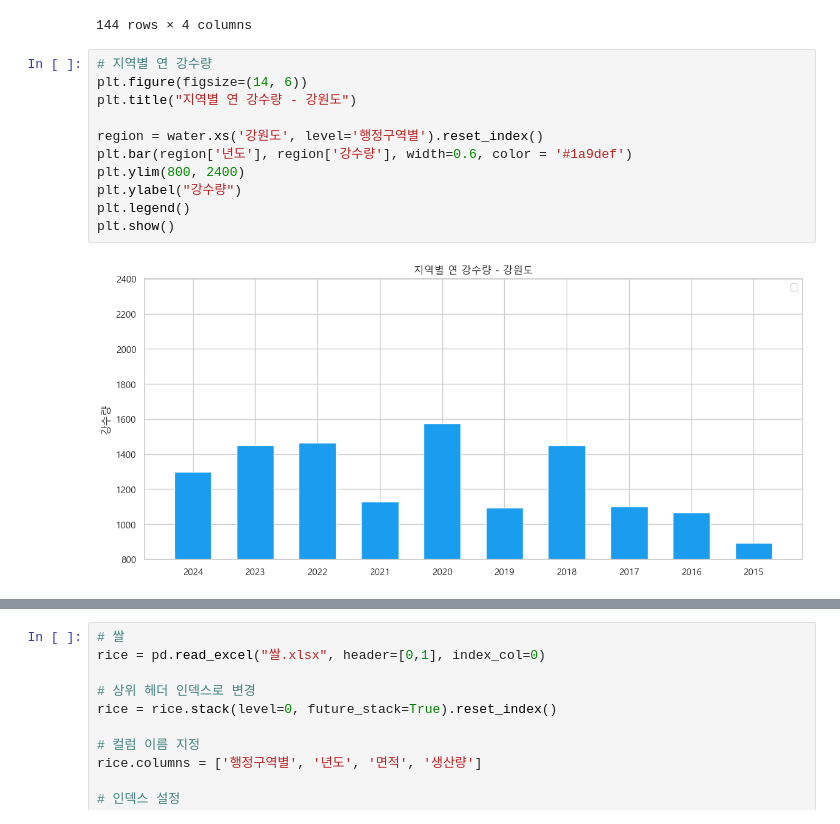
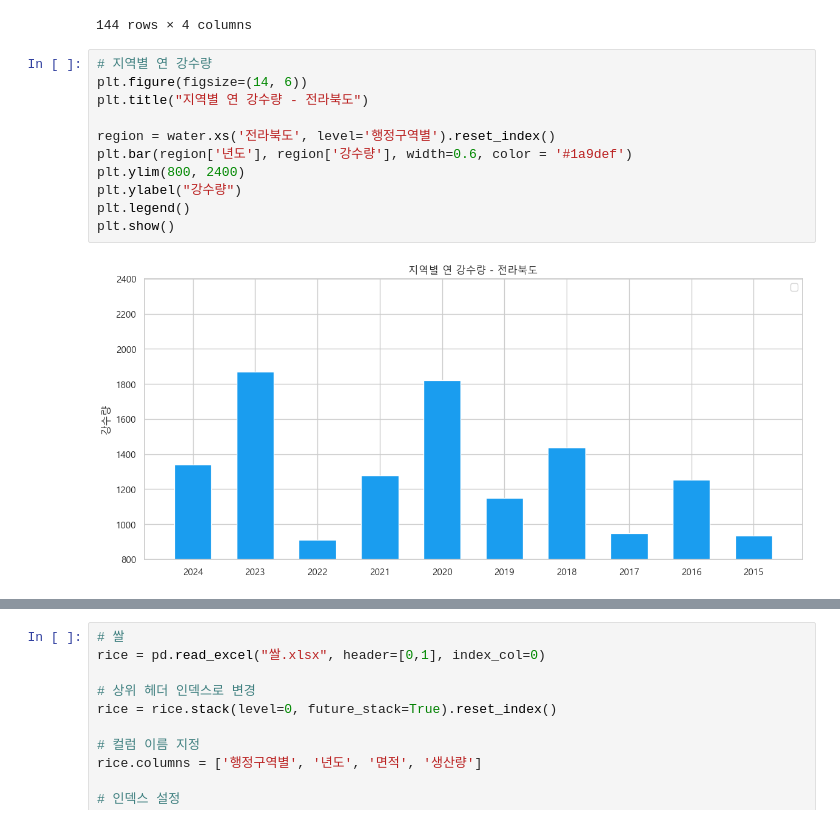
Before and after one commit to gwang1234/food_yield_analysis, a Jupyter notebook: foodWeather_data.ipynb, the cells around one changed output, grey strips where cells are left out. Saved outputs shown, nothing was run; the diff lists cells and outputs as text.

```diff
--- a/foodWeather_data.ipynb
+++ b/foodWeather_data.ipynb
@@ -118,13 +118,13 @@ quality
 # %%
 # 지역별 연 강수량
 plt.figure(figsize=(14, 6))
-plt.title("지역별 연 강수량 - 강원도")
+plt.title("지역별 연 강수량 - 전라북도")
 
-region = water.xs('강원도', level='행정구역별').reset_index()
+region = water.xs('전라북도', level='행정구역별').reset_index()
 plt.bar(region['년도'], region['강수량'], width=0.6, color = '#1a9def')
 plt.ylim(800, 2400)
 plt.ylabel("강수량")
 plt.legend()
 plt.show()
 # %% [output]
-[figure, old version]
+[figure, new version]
```
Also changed, not shown: parts of 6 cells of this notebook.
